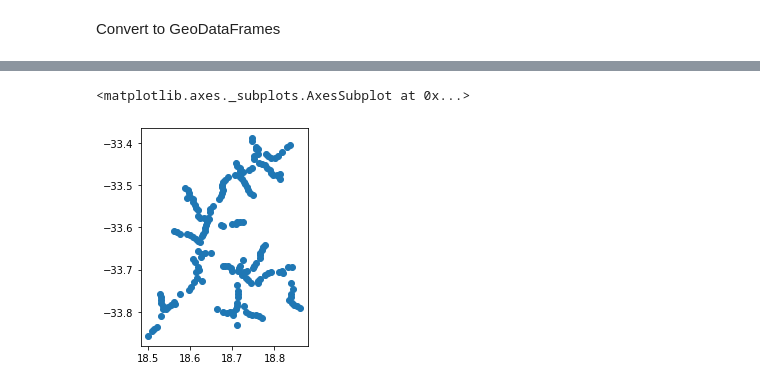
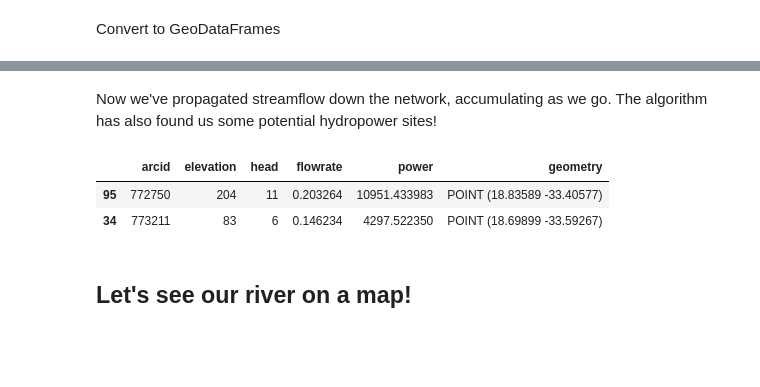
Before and after one commit to carderne/hydronetworks, a Jupyter notebook: example.ipynb, the cells around one changed output, grey strips where cells are left out. Drawn from its saved outputs; the diff is of its cells as text; code cells hidden in the pictures; blank space fills up the shorter version.

```diff
--- a/example.ipynb
+++ b/example.ipynb
@@ -78,5 +147,8 @@ net.nodes_out.plot()
+# %% [markdown]
+Now we've propagated streamflow down the network, accumulating as we go. The algorithm has also found us some potential hydropower sites!
 # %%
-net.hydro_points.plot()
+net.hydro_points.sample(2)
 # %% [output]
-<matplotlib.axes._subplots.AxesSubplot at 0x...>
-[figure, removed]
+|  | arcid | elevation | head | flowrate | power | geometry |
+| 95 | 772750 | 204 | 11 | 0.203264 | 10951.433983 | POINT (18.83589 -33.40577) |
+| 34 | 773211 | 83 | 6 | 0.146234 | 4297.522350 | POINT (18.69899 -33.59267) |
@@ -84,0 +155,2 @@ net.save_results(out_path)
+# %% [markdown]
+## Let's see our river on a map!
```
Also changed, not shown: parts of 34 cells of this notebook, 5 other files.
